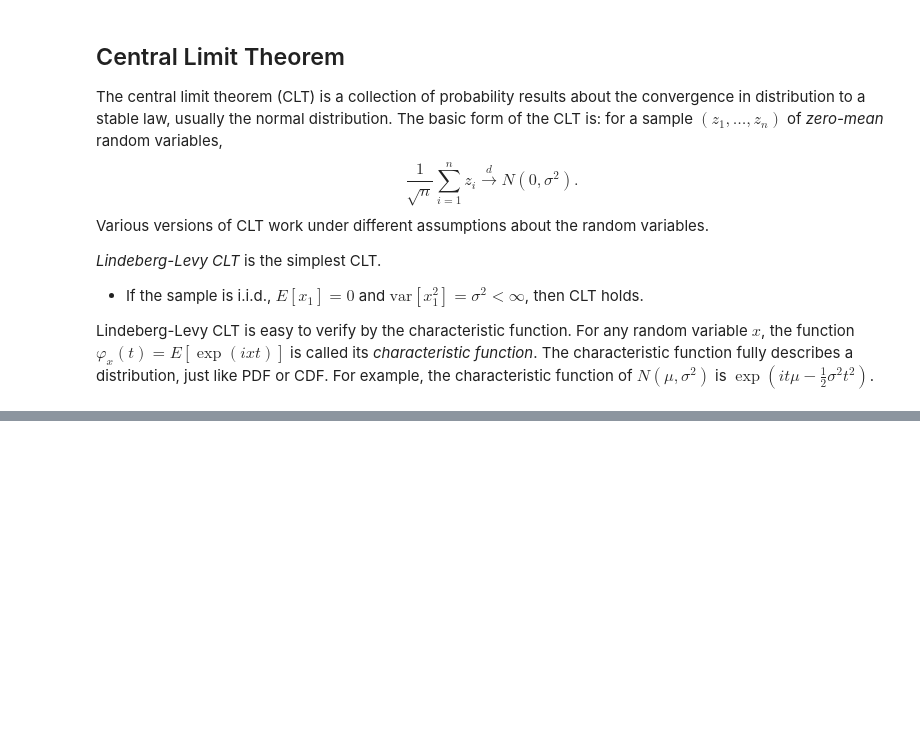
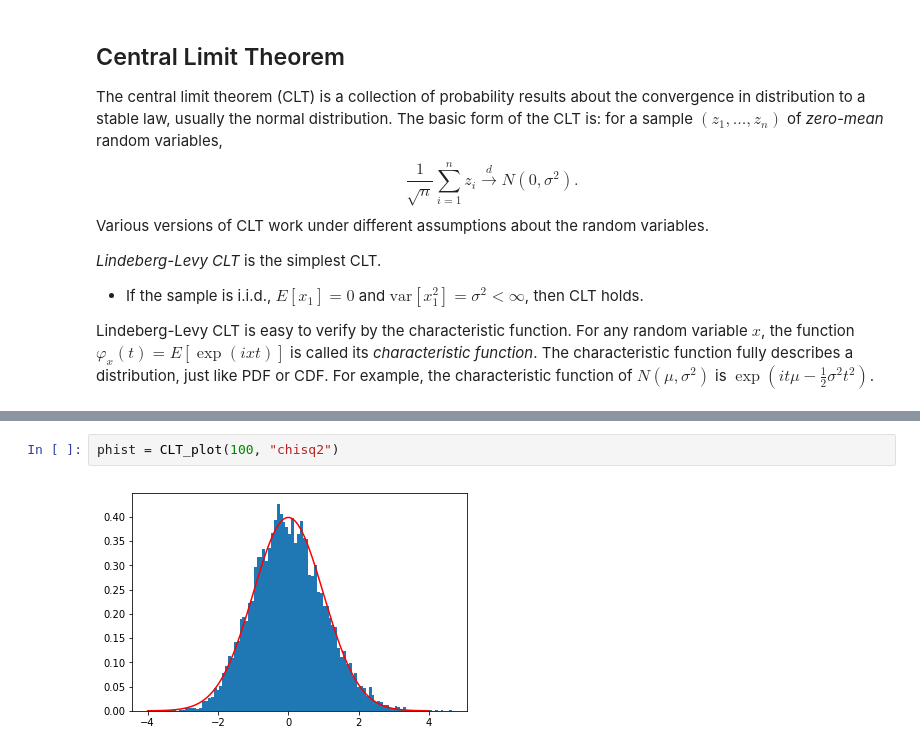
Before and after one commit to zhentaoshi/Econ5121A, a Jupyter notebook: lec_notes_ipynb/py_asym.ipynb, the cells around one changed output, grey strips where cells are left out. Cells and saved outputs as stored; diff of their text form; blank space fills up the shorter version.

```diff
--- a/lec_notes_ipynb/py_asym.ipynb
+++ b/lec_notes_ipynb/py_asym.ipynb
@@ -106,0 +143,4 @@ $\exp\left(it\mu-\frac{1}{2}\sigma^{2}t^{2}\right)$.
+# %%
+phist = CLT_plot(100, "chisq2")
+# %% [output]
+[figure, added]
```
Also changed, not shown: parts of 6 cells of this notebook, 1 other file.
